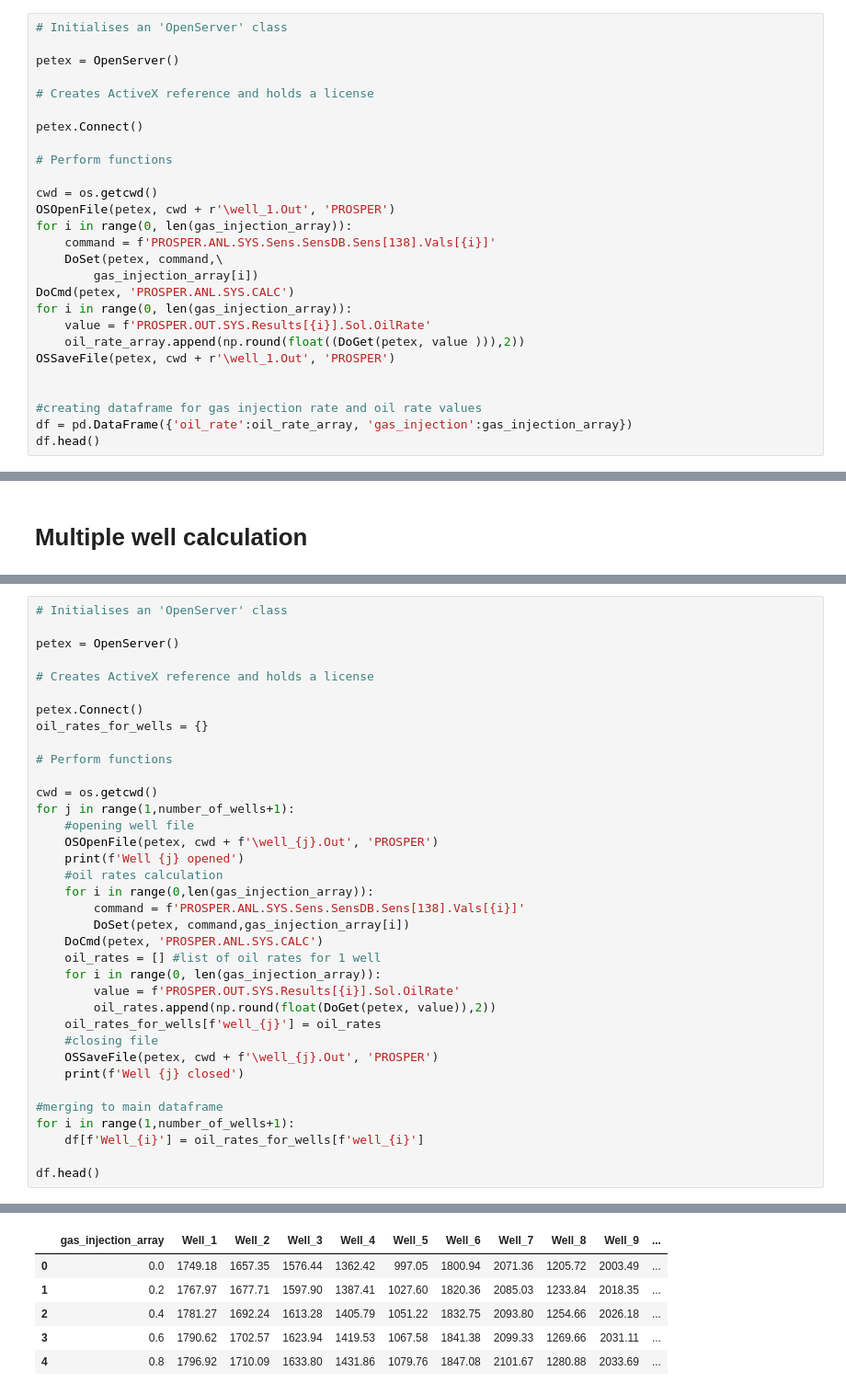
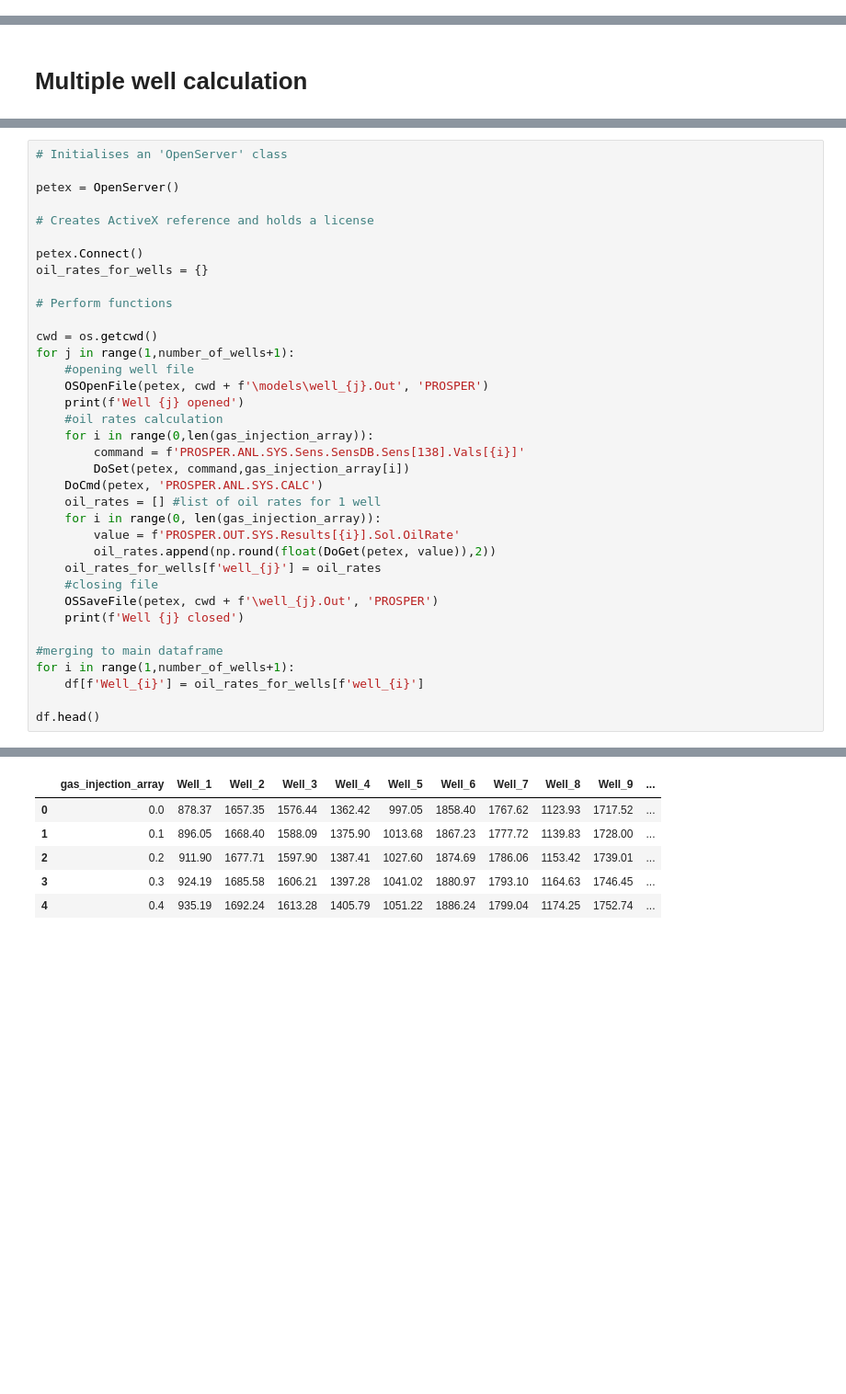
Before and after one commit to aliyusifov99/openserver_with_python, a Jupyter notebook: main.ipynb, the cells around one changed output, grey strips where cells are left out. Shown at 92% size. Saved outputs shown, nothing was run; the diff lists cells and outputs as text; blank space fills up the shorter version.

```diff
--- a/main.ipynb
+++ b/main.ipynb
@@ -131,27 +122,0 @@ oil_rate_array = []
-# %%
-# Initialises an 'OpenServer' class
-
-petex = OpenServer()
-
-# Creates ActiveX reference and holds a license
-
-petex.Connect()
-
-# Perform functions
-
-cwd = os.getcwd()
-OSOpenFile(petex, cwd + r'\well_1.Out', 'PROSPER')
-for i in range(0, len(gas_injection_array)):
-    command = f'PROSPER.ANL.SYS.Sens.SensDB.Sens[138].Vals[{i}]'
-    DoSet(petex, command,\
-        gas_injection_array[i])
-DoCmd(petex, 'PROSPER.ANL.SYS.CALC')
-for i in range(0, len(gas_injection_array)):
-    value = f'PROSPER.OUT.SYS.Results[{i}].Sol.OilRate'
-    oil_rate_array.append(np.round(float((DoGet(petex, value ))),2))
-OSSaveFile(petex, cwd + r'\well_1.Out', 'PROSPER')
-
-
-#creating dataframe for gas injection rate and oil rate values
-df = pd.DataFrame({'oil_rate':oil_rate_array, 'gas_injection':gas_injection_array})
-df.head()
@@ -197,7 +164,7 @@ oil_rates_for_wells = {}
 cwd = os.getcwd()
 for j in range(1,number_of_wells+1):
     #opening well file
-    OSOpenFile(petex, cwd + f'\well_{j}.Out', 'PROSPER')
+    OSOpenFile(petex, cwd + f'\models\well_{j}.Out', 'PROSPER')
     print(f'Well {j} opened')
     #oil rates calculation
     for i in range(0,len(gas_injection_array)):
@@ -210,38 +177,38 @@ for j in range(1,number_of_wells+1):
         oil_rates.append(np.round(float(DoGet(petex, value)),2))
     oil_rates_for_wells[f'well_{j}'] = oil_rates
     #closing file
     OSSaveFile(petex, cwd + f'\well_{j}.Out', 'PROSPER')
     print(f'Well {j} closed')
 
 #merging to main dataframe
 for i in range(1,number_of_wells+1):
     df[f'Well_{i}'] = oil_rates_for_wells[f'well_{i}']
 
 df.head()
 # %% [output]
 OpenServer connected
 Well 1 opened
 Well 1 closed
 Well 2 opened
 Well 2 closed
 Well 3 opened
 Well 3 closed
 Well 4 opened
 Well 4 closed
 Well 5 opened
 Well 5 closed
 Well 6 opened
 ... (5 lines left out)
 Well 9 opened
 Well 9 closed
 Well 10 opened
 Well 10 closed
 |  | gas_injection_array | Well_1 | Well_2 | Well_3 | Well_4 | Well_5 | Well_6 | Well_7 | Well_8 | Well_9 | ... |
-| 0 | 0.0 | 1749.18 | 1657.35 | 1576.44 | 1362.42 | 997.05 | 1800.94 | 2071.36 | 1205.72 | 2003.49 | ... |
-| 1 | 0.2 | 1767.97 | 1677.71 | 1597.90 | 1387.41 | 1027.60 | 1820.36 | 2085.03 | 1233.84 | 2018.35 | ... |
-| 2 | 0.4 | 1781.27 | 1692.24 | 1613.28 | 1405.79 | 1051.22 | 1832.75 | 2093.80 | 1254.66 | 2026.18 | ... |
-| 3 | 0.6 | 1790.62 | 1702.57 | 1623.94 | 1419.53 | 1067.58 | 1841.38 | 2099.33 | 1269.66 | 2031.11 | ... |
-| 4 | 0.8 | 1796.92 | 1710.09 | 1633.80 | 1431.86 | 1079.76 | 1847.08 | 2101.67 | 1280.88 | 2033.69 | ... |
+| 0 | 0.0 | 878.37 | 1657.35 | 1576.44 | 1362.42 | 997.05 | 1858.40 | 1767.62 | 1123.93 | 1717.52 | ... |
+| 1 | 0.1 | 896.05 | 1668.40 | 1588.09 | 1375.90 | 1013.68 | 1867.23 | 1777.72 | 1139.83 | 1728.00 | ... |
+| 2 | 0.2 | 911.90 | 1677.71 | 1597.90 | 1387.41 | 1027.60 | 1874.69 | 1786.06 | 1153.42 | 1739.01 | ... |
+| 3 | 0.3 | 924.19 | 1685.58 | 1606.21 | 1397.28 | 1041.02 | 1880.97 | 1793.10 | 1164.63 | 1746.45 | ... |
+| 4 | 0.4 | 935.19 | 1692.24 | 1613.28 | 1405.79 | 1051.22 | 1886.24 | 1799.04 | 1174.25 | 1752.74 | ... |
 # %%
 fig = go.Figure()
 for i in range(1,number_of_wells+1):
```
Also changed, not shown: parts of 14 cells of this notebook, 26 other files.
